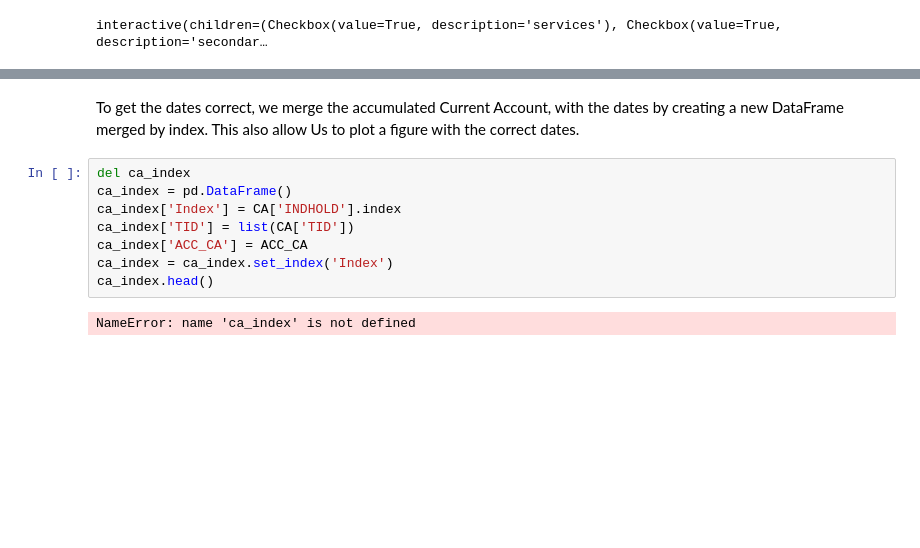
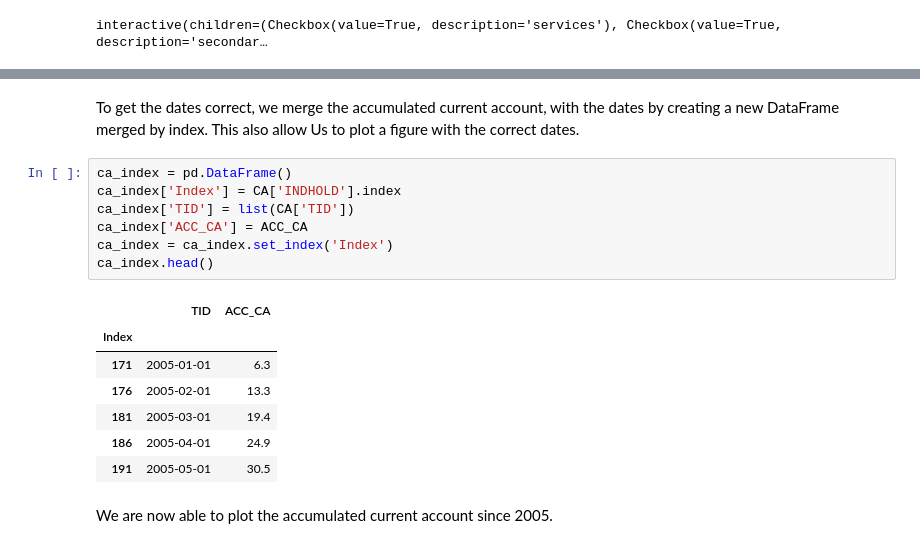
Before and after one commit to NumEconCopenhagen/projects-2019-msc, a Jupyter notebook: dataproject/Data Analysis Project.ipynb, the cells around one changed output, grey strips where cells are left out. Cells and saved outputs as stored; diff of their text form; blank space fills up the shorter version.

```diff
--- a/dataproject/Data Analysis Project.ipynb
+++ b/dataproject/Data Analysis Project.ipynb
@@ -319,15 +325,22 @@ ACC_CA.head(5)
 # %% [markdown]
-To get the dates correct, we merge the accumulated Current Account, with the dates by creating a new DataFrame merged by index. This also allow Us to plot a figure with the correct dates.
+To get the dates correct, we merge the accumulated current account, with the dates by creating a new DataFrame merged by index. This also allow Us to plot a figure with the correct dates.
 # %%
-del ca_index
 ca_index = pd.DataFrame()
 ca_index['Index'] = CA['INDHOLD'].index
 ca_index['TID'] = list(CA['TID'])
 ca_index['ACC_CA'] = ACC_CA
 ca_index = ca_index.set_index('Index')
 ca_index.head()
 # %% [output]
-NameError: name 'ca_index' is not defined
+|  | TID | ACC_CA |
+| Index |  |  |
+| 171 | 2005-01-01 | 6.3 |
+| 176 | 2005-02-01 | 13.3 |
+| 181 | 2005-03-01 | 19.4 |
+| 186 | 2005-04-01 | 24.9 |
+| 191 | 2005-05-01 | 30.5 |
+# %% [markdown]
+We are now able to plot the accumulated current account since 2005.
 # %%
 sns.lineplot(ca_index['TID'],ca_index['ACC_CA'])
 plt.xlabel('Time')
```
Also changed, not shown: parts of 10 cells of this notebook, 1 other file.
